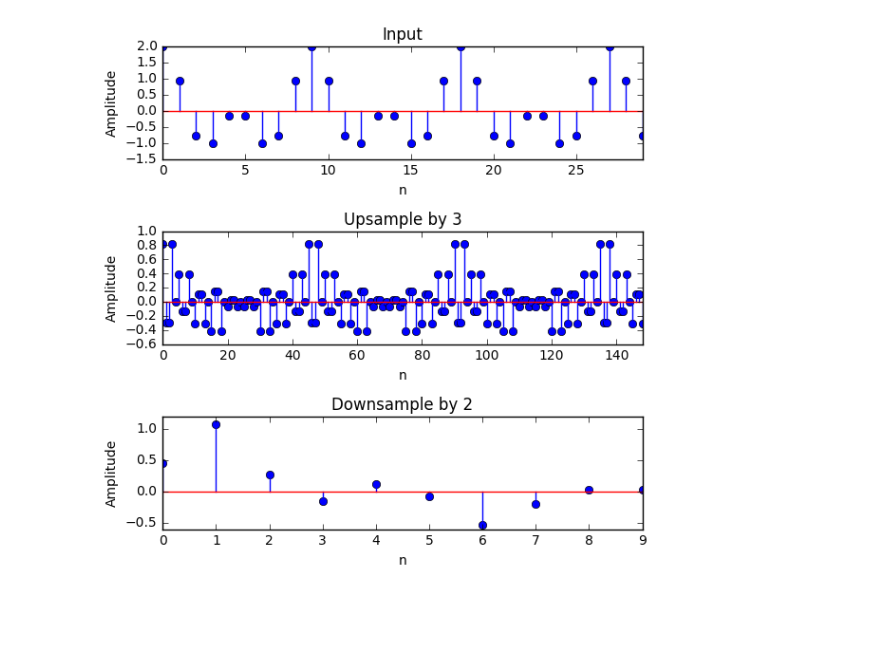
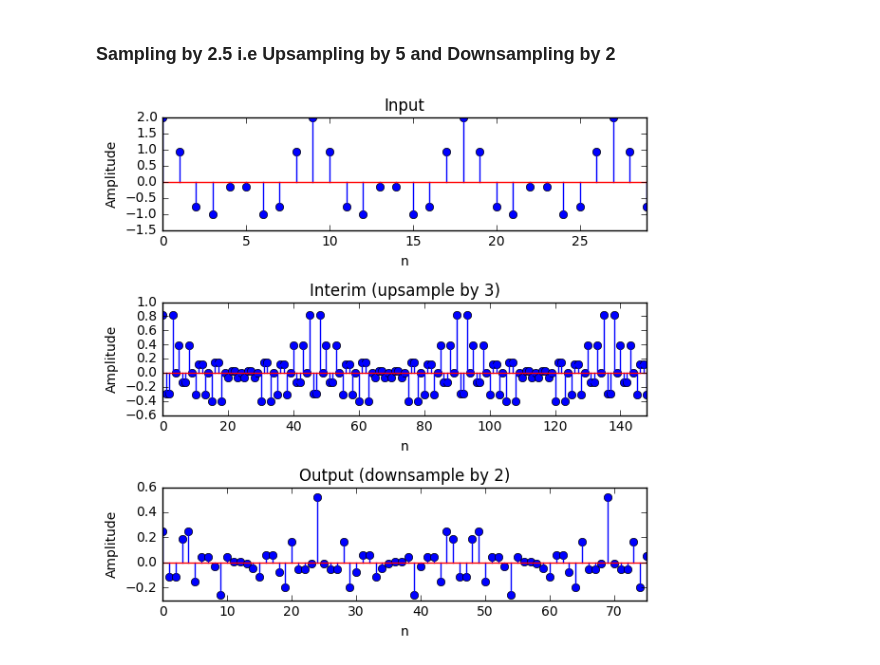
Before and after one commit to ishank26/Digital-Signal-Processing, a Jupyter notebook: Multirate_sp.ipynb, the cells around one changed output. Saved outputs shown, nothing was run; the diff lists cells and outputs as text; code cells hidden in the pictures; blank space fills up the shorter version.

```diff
--- a/Multirate_sp.ipynb
+++ b/Multirate_sp.ipynb
@@ -11,8 +11,8 @@ f0=5000.
 fs=22500.
 ns=30.
 n=np.linspace(0,ns-1,ns)
-#x=(np.cos(2*np.pi*f0/fs*n)+np.cos(2*np.pi*0.5*f0/fs*n))
+x=(np.cos(2*np.pi*f0/fs*n)+np.cos(2*np.pi*0.5*f0/fs*n))
 #x=np.random.randn(ns)
-x=np.arange(5)
+#x=np.arange(1,7)
 x
 # %% [output]
@@ -22,21 +25,27 @@ array([0, 1, 2, 3, 4])
 # %%
 # FIR low pass
-M=2
+M=3
 N=4
-fpass=3000
-fstop=4000
+fpass=2000
+fstop=3000
 h=sp.remez(N,np.array([0, fpass, fstop, fs/(2*M)]), [1,0], Hz = fs)
 # %%
+### Downsampling by M
+
 def drop(x,M):
-	sig=[x[i*M] for i in range(int(5/M))]
-	return np.array(sig)
+    if len(x)%2 != 0:
+        l=len(x)+1
+    else:
+        l=len(x)
+    sig=[x[i*M] for i in range(int(l/M))]
+    return np.array(sig)
 
-#x_=drop(np.convolve(x, h),M)
+x_=drop(np.convolve(x, h),M)
 
 n_=np.linspace(0,len(x_)-1,len(x_))
 
-z=drop(x,M)
-'''
+
+
 plt.subplot(2,1,1)
 plt.stem(n,x)
 plt.xlim(0,max(n))
@@ -51,6 +60,4 @@ plt.xlabel("n")
 plt.ylabel("Amplitude")
 plt.tight_layout()
 plt.show()
-'''
-z
 # %% [output]
@@ -142,44 +141,44 @@ plt.show()
+# %% [markdown]
+### Sampling by 2.5 i.e Upsampling by 5 and Downsampling by 2
 # %%
 L=5
 M=2
 N=4
-fpass=3000
-fstop=4000
+fpass=2000
+fstop=3000
 h1=sp.remez(N,np.array([0, fpass, fstop, fs]), [1,0], Hz = L*fs)
 h2=sp.remez(N,np.array([0, fpass, fstop, (L*fs)/(2.*M)]), [1,0], Hz = L*fs)
 # %%
 #upsampling by 3
 y1=np.convolve(inc_pad(x,L),h1)
 
 #downsampling by 2
 y2=drop(np.convolve(y1,h2), M)
 
 n1=np.linspace(0,len(y1)-1,len(y1))
 n2=np.linspace(0,len(y2)-1,len(y2))
 
-normf2=n1/float(len(y1))
-normf2=n2/float(len(y2))
 
 plt.figure(figsize=(6,6))
 plt.subplot(3,1,1)
 plt.stem(n,x)
 plt.xlim(0,max(n))
 plt.xlabel("n")
 plt.ylabel("Amplitude")
 plt.title("Input")
 plt.subplot(3,1,2)
 plt.stem(n1,y1)
 plt.xlim(0,max(n1))
 plt.xlabel("n")
 plt.ylabel("Amplitude")
-plt.title("Upsample by 3")
+plt.title("Interim (upsample by 3)")
 plt.subplot(3,1,3)
 plt.stem(n2,y2)
 plt.xlim(0,max(n2))
-plt.title("Downsample by 2")
+plt.title("Output (downsample by 2)")
 plt.xlabel("n")
 plt.ylabel("Amplitude")
 plt.tight_layout()
 plt.show()
 # %% [output]
-[figure, old version]
+[figure, new version]
```
Also changed, not shown: parts of 12 cells of this notebook, 1 other file.
